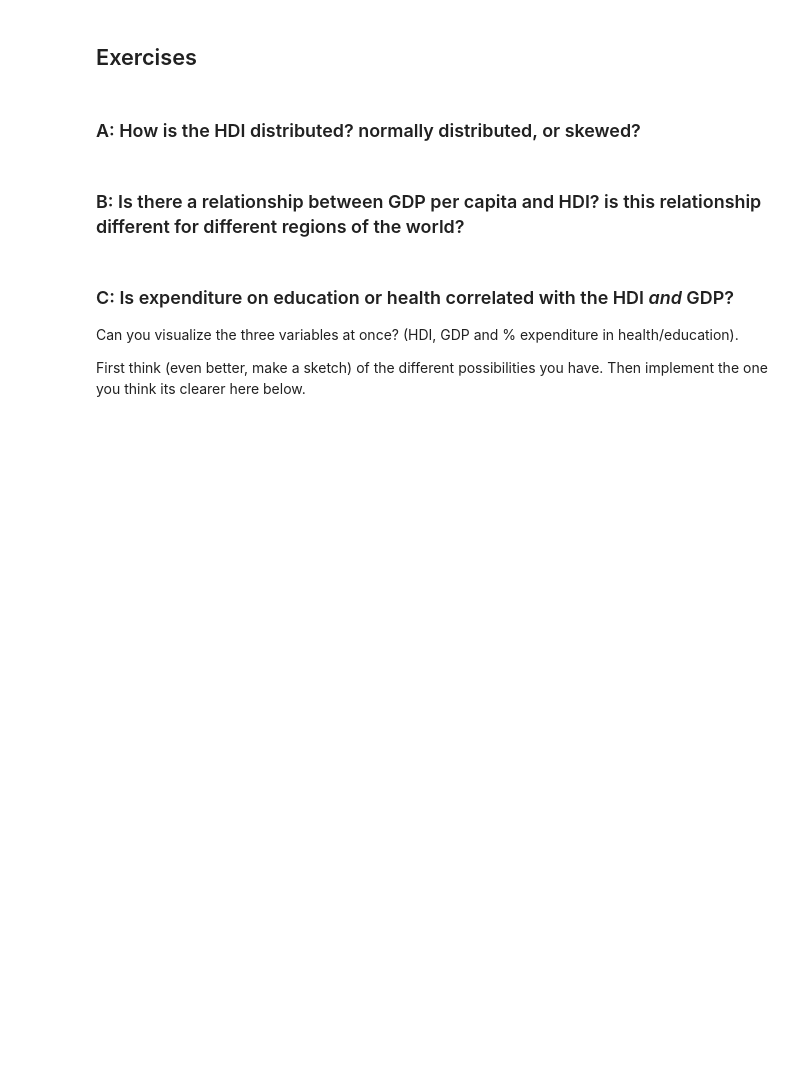
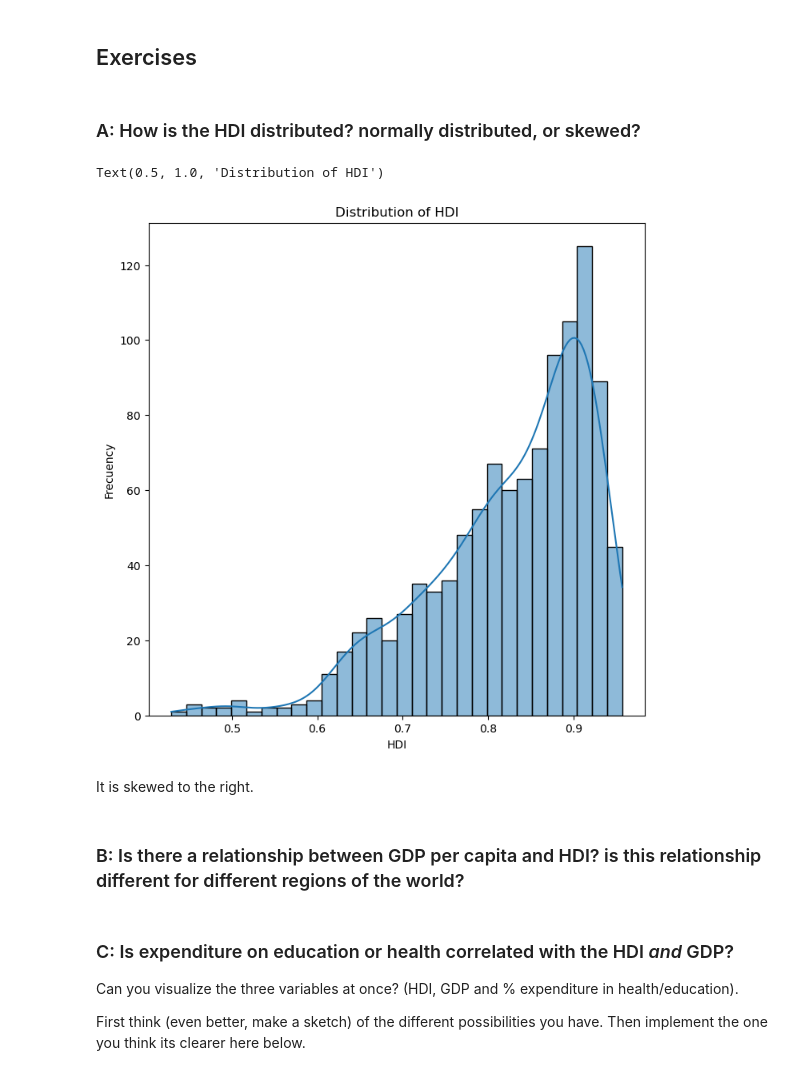
Before and after one commit to aspp-latam/2023-mexico-data-visualization, a Jupyter notebook: exercise-2.ipynb, the cells around one changed output. Cells and saved outputs as stored; diff of their text form; code cells hidden in the pictures; blank space fills up the shorter version.

```diff
--- a/exercise-2.ipynb
+++ b/exercise-2.ipynb
@@ -80,6 +80,19 @@ df[df['Country']=='Italy']
 ## Exercises
 # %% [markdown]
 ### A: How is the HDI distributed? normally distributed, or skewed?
+# %%
+hdi = df['HDI'].values
+import seaborn as sns
+fig, ax = plt.subplots(figsize=(8,8))
+sns.histplot(hdi, bins = 30, kde=True)
+ax.set_ylabel("Frecuency")
+ax.set_xlabel("HDI")
+ax.set_title("Distribution of HDI")
+# %% [output]
+Text(0.5, 1.0, 'Distribution of HDI')
+[figure, added]
+# %% [markdown]
+It is skewed to the right.
 # %% [markdown]
 ### B: Is there a relationship between GDP per capita and HDI? is this relationship different for different regions of the world?
 # %% [markdown]
```
